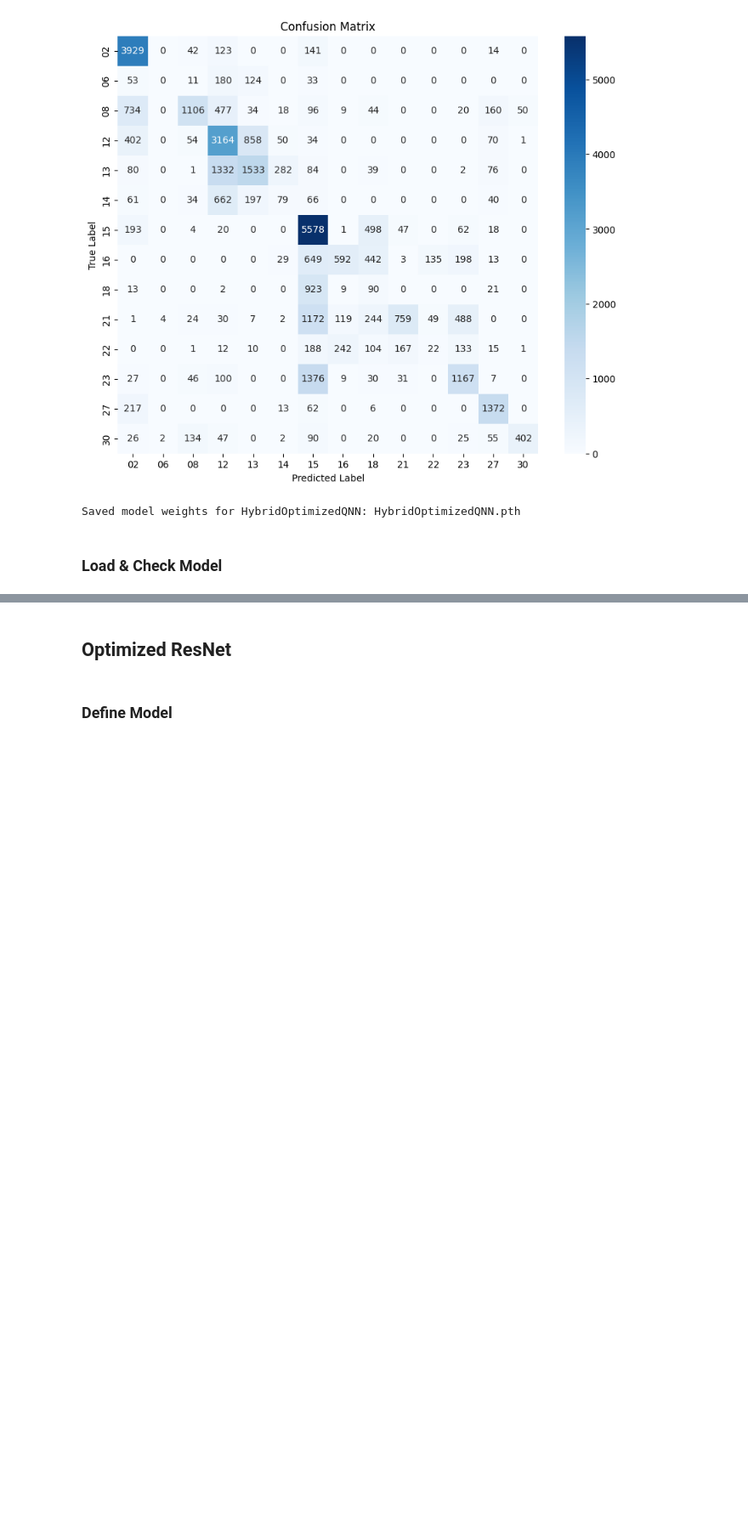
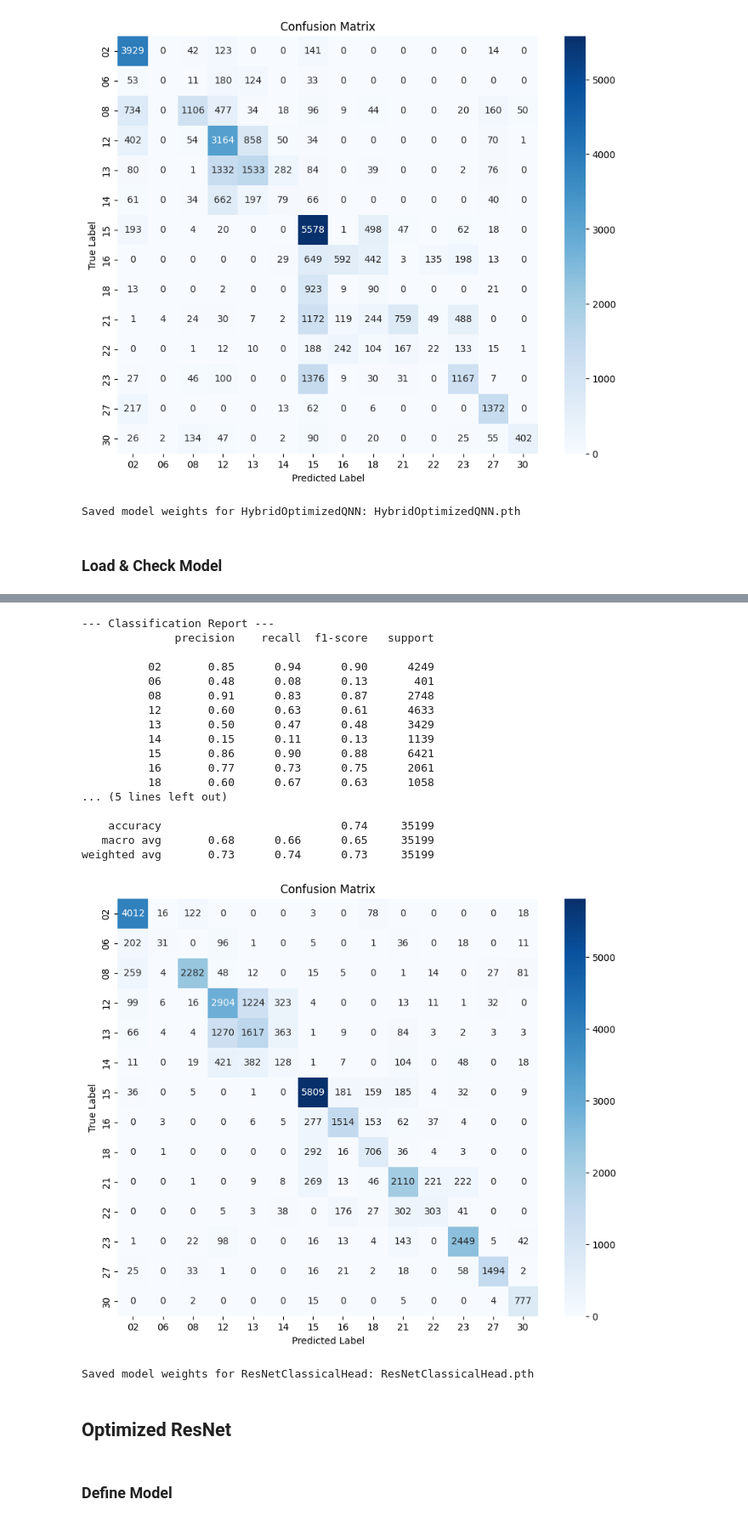
Before and after one commit to MihaiUM2001/CardioQML, a Jupyter notebook: ViewClassification.ipynb, the cells around one changed output, grey strips where cells are left out. Shown at 85% size. Cells and saved outputs as stored; diff of their text form; code cells hidden in the pictures; blank space fills up the shorter version.

```diff
--- a/ViewClassification.ipynb
+++ b/ViewClassification.ipynb
@@ -1233,3 +1300,28 @@ evaluate_model(loaded_model_optimizedqnn, test_loader, base_dataset.classes)
+# %%
+evaluate_model(trained_model_resnetchead, test_loader, base_dataset.classes)
+# %% [output]
+--- Classification Report ---
+              precision    recall  f1-score   support
+
+          02       0.85      0.94      0.90      4249
+          06       0.48      0.08      0.13       401
+          08       0.91      0.83      0.87      2748
+          12       0.60      0.63      0.61      4633
+          13       0.50      0.47      0.48      3429
+          14       0.15      0.11      0.13      1139
+          15       0.86      0.90      0.88      6421
+          16       0.77      0.73      0.75      2061
+          18       0.60      0.67      0.63      1058
+... (5 lines left out)
+
+    accuracy                           0.74     35199
+   macro avg       0.68      0.66      0.65     35199
+weighted avg       0.73      0.74      0.73     35199
+[figure, added]
+# %%
+save_model(trained_model_resnetchead, model_path_resnetchead, model_name_resnetchead)
+# %% [output]
+Saved model weights for ResNetClassicalHead: ResNetClassicalHead.pth
 # %% [markdown]
 ## Optimized ResNet
 # %% [markdown]
```
Also changed, not shown: parts of 57 cells of this notebook.
